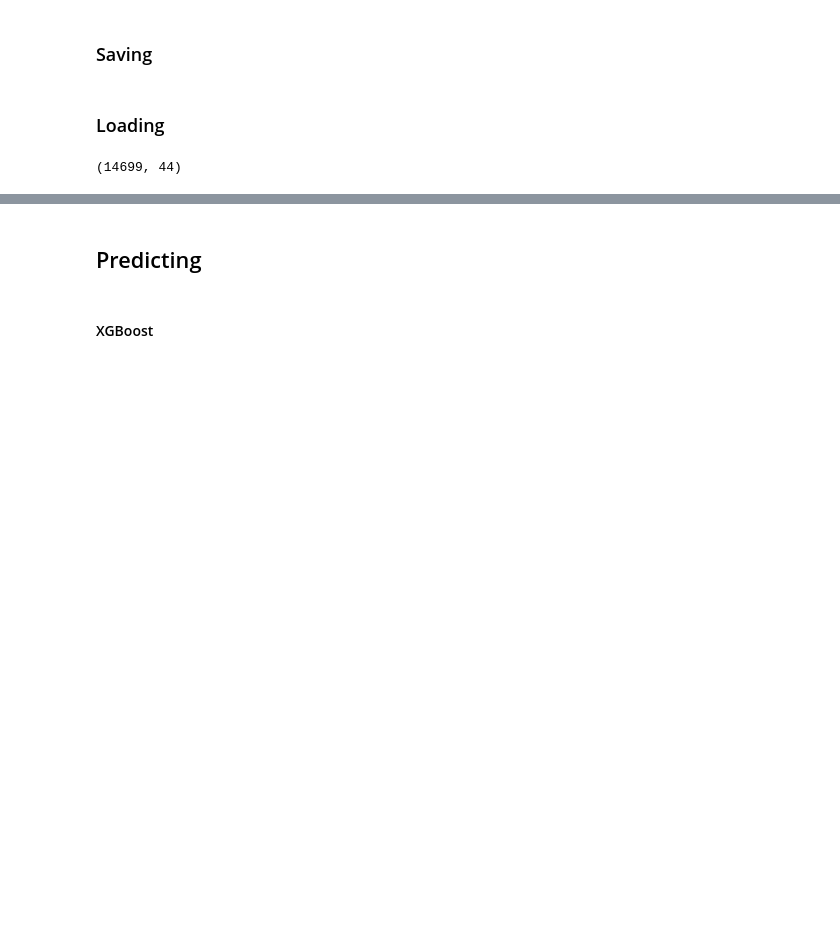
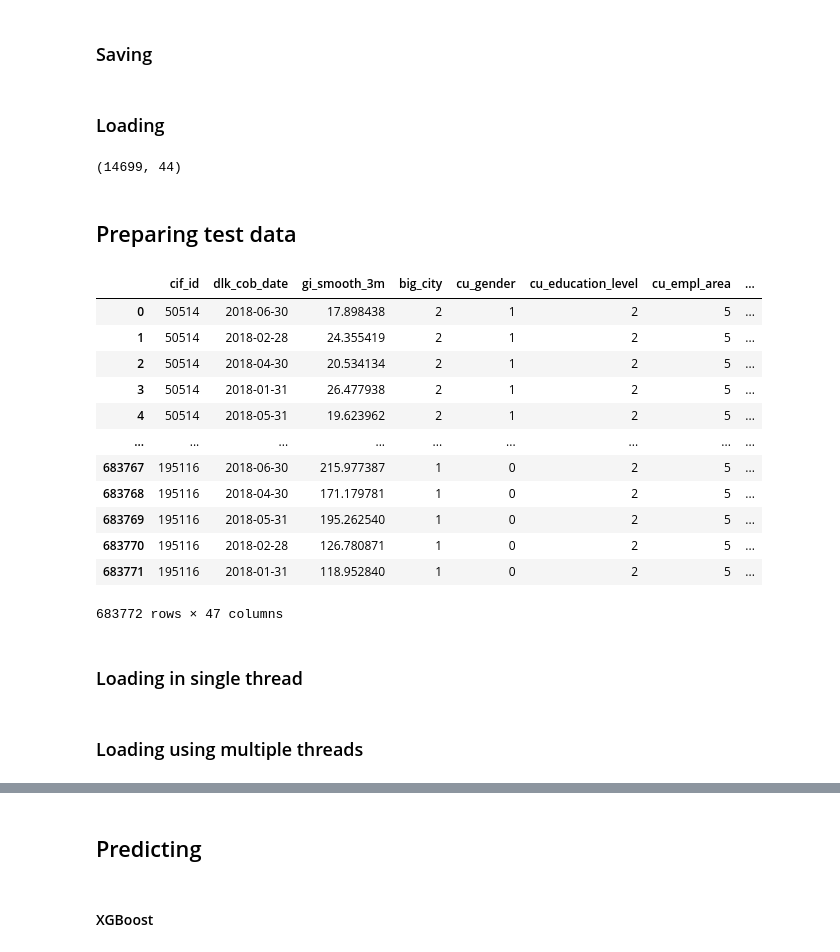
Before and after one commit to kazzart/CLV, a Jupyter notebook: CLV_model.ipynb, the cells around one changed output, grey strips where cells are left out. Saved outputs shown, nothing was run; the diff lists cells and outputs as text; code cells hidden in the pictures; blank space fills up the shorter version.

```diff
--- a/CLV_model.ipynb
+++ b/CLV_model.ipynb
@@ -99,3 +122,38 @@ y_users = tmp['label']
 X_users.shape
 # %% [output]
 (14699, 44)
+# %% [markdown]
+## Preparing test data
+# %%
+data_test = pd.read_csv("CUP_IT_test_data.csv")
+#data_test = data_test.drop(columns=['rank'])
+# %%
+data_test['dlk_cob_date'] = pd.to_datetime(data_test['dlk_cob_date'])
+# %%
+s = (data_test.dtypes == 'object')
+object_cols = list(s[s].index)
+
+# Make copy to avoid changing original data
+label_X_test = data_test.copy()
+
+# Apply label encoder to each column with categorical data
+label_encoder = LabelEncoder()
+for col in object_cols:
+    data_test[col] = data_test[col].apply(str)
+    label_X_test[col] = label_encoder.fit_transform(data_test[col])
+# %%
+label_X_test
+# %% [output]
+|  | cif_id | dlk_cob_date | gi_smooth_3m | big_city | cu_gender | cu_education_level | cu_empl_area | ... |
+| 0 | 50514 | 2018-06-30 | 17.898438 | 2 | 1 | 2 | 5 | ... |
+| 1 | 50514 | 2018-02-28 | 24.355419 | 2 | 1 | 2 | 5 | ... |
+| 2 | 50514 | 2018-04-30 | 20.534134 | 2 | 1 | 2 | 5 | ... |
+| 3 | 50514 | 2018-01-31 | 26.477938 | 2 | 1 | 2 | 5 | ... |
+| 4 | 50514 | 2018-05-31 | 19.623962 | 2 | 1 | 2 | 5 | ... |
+| ... | ... | ... | ... | ... | ... | ... | ... | ... |
+| 683767 | 195116 | 2018-06-30 | 215.977387 | 1 | 0 | 2 | 5 | ... |
+| 683768 | 195116 | 2018-04-30 | 171.179781 | 1 | 0 | 2 | 5 | ... |
+| 683769 | 195116 | 2018-05-31 | 195.262540 | 1 | 0 | 2 | 5 | ... |
+| 683770 | 195116 | 2018-02-28 | 126.780871 | 1 | 0 | 2 | 5 | ... |
+| 683771 | 195116 | 2018-01-31 | 118.952840 | 1 | 0 | 2 | 5 | ... |
+683772 rows × 47 columns
@@ -101,0 +168,2 @@ X_users.shape
+# %% [markdown]
+### Loading in single thread
@@ -101,0 +182,2 @@ X_users.shape
+# %% [markdown]
+### Loading using multiple threads
```
Also changed, not shown: parts of 25 cells of this notebook, 2 other files.
